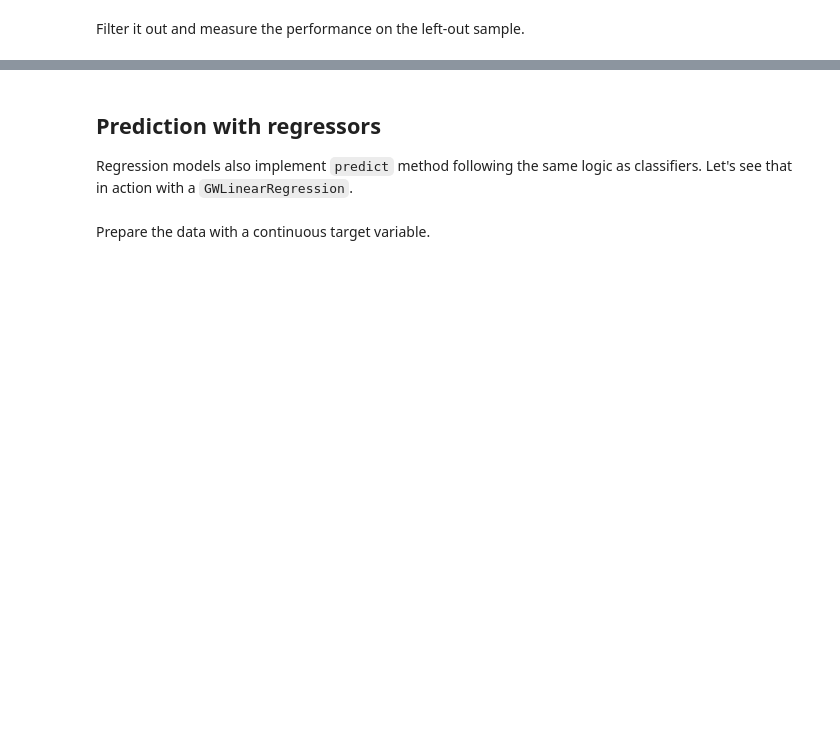
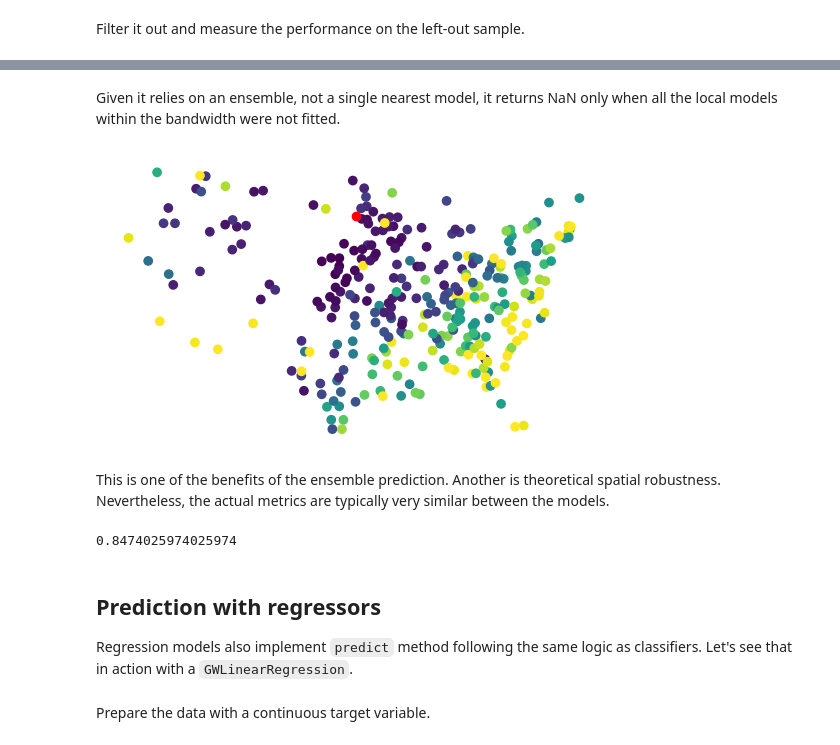
Before and after one commit to pysal/gwlearn, a Jupyter notebook: docs/source/predict.ipynb, the cells around one changed output, grey strips where cells are left out. Cells and saved outputs as stored; diff of their text form; code cells hidden in the pictures; blank space fills up the shorter version.

```diff
--- a/docs/source/predict.ipynb
+++ b/docs/source/predict.ipynb
@@ -106,0 +118,3 @@ metrics.accuracy_score(y_test[~na_mask], pred)
+# %%
+proba_ensemble = gwrf.predict_proba(X_test, geometry=geom_test, bandwidth=250)
+proba_ensemble
@@ -107,3 +136,18 @@ metrics.accuracy_score(y_test[~na_mask], pred)
+# %% [markdown]
+Given it relies on an ensemble, not a single nearest model, it returns NaN only when all the local models within the bandwidth were not fitted.
+# %%
+gpd.GeoDataFrame(proba_ensemble, geometry=geom_test).plot(True, missing_kwds=dict(color='red')).set_axis_off()
+# %% [output]
+[figure, added]
+# %% [markdown]
+This is one of the benefits of the ensemble prediction. Another is theoretical spatial robustness. Nevertheless, the actual metrics are typically very similar between the models.
+# %%
+na_mask = proba_ensemble.isna().any(axis=1)
+pred = proba_ensemble[~na_mask].idxmax(axis=1).astype(bool)
+
+metrics.accuracy_score(y_test[~na_mask], pred)
+# %% [output]
+0.8474025974025974
 # %% [markdown]
 ## Prediction with regressors
 
```
Also changed, not shown: parts of 21 cells of this notebook, 2 other files.
